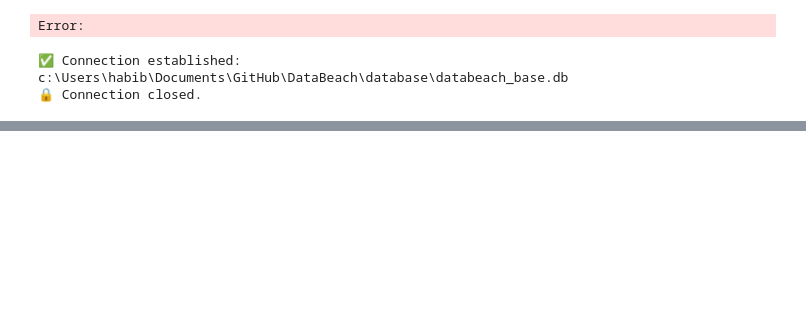
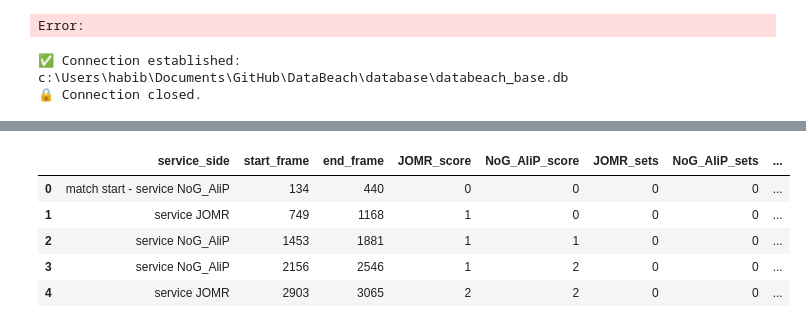
Before and after one commit to AlexisDardelet/DataBeach, a Jupyter notebook: scripts/notebook_tests.ipynb, the cells around one changed output, grey strips where cells are left out. Drawn from its saved outputs; the diff is of its cells as text; code cells hidden in the pictures; blank space fills up the shorter version.

```diff
--- a/scripts/notebook_tests.ipynb
+++ b/scripts/notebook_tests.ipynb
@@ -116,0 +210,9 @@ for point_id in undetermined_points:
+# %%
+import pandas as pd
+test_indexed_df = pd.read_csv(
+    r'C:\Users\habib\Documents\GitHub\DataBeach\indexed_df_points\indexed_df_points_JOMR_jan26_MBV_01.csv'
+)
+test_indexed_df.drop(columns=['point_index'], inplace=True)
+test_indexed_df.head()
+df = test_indexed_df
+df.head()
@@ -116,0 +226,11 @@ for point_id in undetermined_points:
+# %%
+df.to_csv(path_or_buf=r'C:\Users\habib\Documents\GitHub\DataBeach\scripts\test_indexed_df.csv', index=False)
+new_indexed_df = pd.read_csv(r'C:\Users\habib\Documents\GitHub\DataBeach\scripts\test_indexed_df.csv')
+new_indexed_df.head()
+# %% [output]
+|  | service_side | start_frame | end_frame | JOMR_score | NoG_AliP_score | JOMR_sets | NoG_AliP_sets | ... |
+| 0 | match start - service NoG_AliP | 134 | 440 | 0 | 0 | 0 | 0 | ... |
+| 1 | service JOMR | 749 | 1168 | 1 | 0 | 0 | 0 | ... |
+| 2 | service NoG_AliP | 1453 | 1881 | 1 | 1 | 0 | 0 | ... |
+| 3 | service NoG_AliP | 2156 | 2546 | 1 | 2 | 0 | 0 | ... |
+| 4 | service JOMR | 2903 | 3065 | 2 | 2 | 0 | 0 | ... |
```
Also changed, not shown: parts of 11 cells of this notebook, 5 other files.
